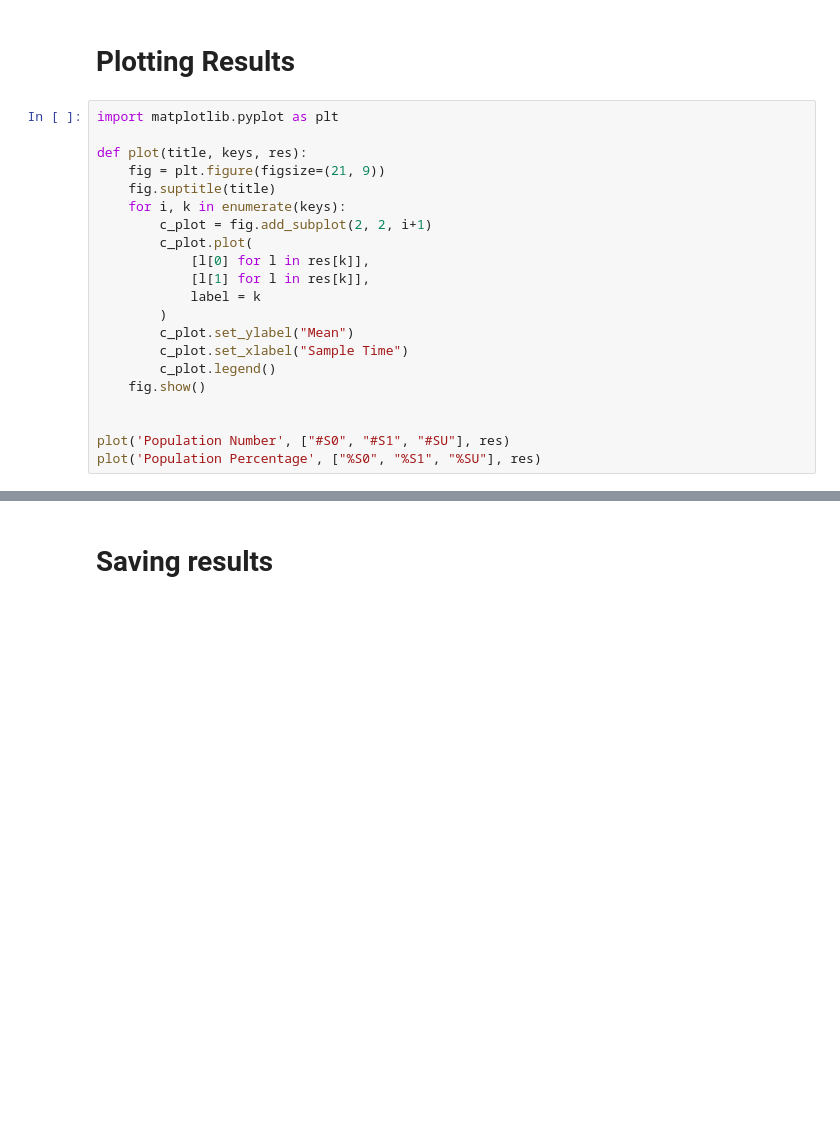
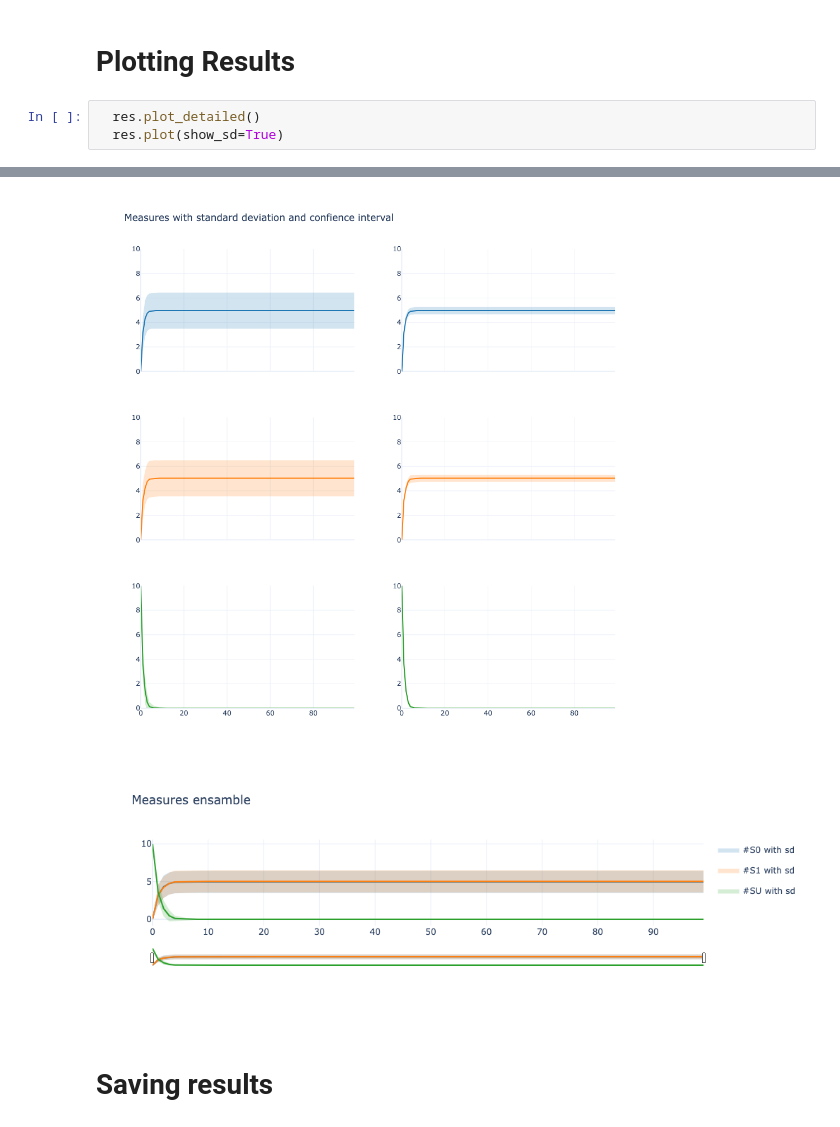
Before and after one commit to quasylab/sibilla, a Jupyter notebook: shell/src/dist/scripts/sibilla_docker/workspace/examples/split/split.ipynb, the cells around one changed output, grey strips where cells are left out. Drawn from its saved outputs; the diff is of its cells as text; blank space fills up the shorter version.

```diff
--- a/shell/src/dist/scripts/sibilla_docker/workspace/examples/split/split.ipynb
+++ b/shell/src/dist/scripts/sibilla_docker/workspace/examples/split/split.ipynb
@@ -21,23 +35,6 @@ res = sibilla_runtime.simulate("")
 # %% [markdown]
 # Plotting Results
 # %%
-import matplotlib.pyplot as plt
-
-def plot(title, keys, res):
-    fig = plt.figure(figsize=(21, 9))
-    fig.suptitle(title)
-    for i, k in enumerate(keys):
-        c_plot = fig.add_subplot(2, 2, i+1)
-        c_plot.plot(
-            [l[0] for l in res[k]],
-            [l[1] for l in res[k]],
-            label = k
-        )
-        c_plot.set_ylabel("Mean")
-        c_plot.set_xlabel("Sample Time")
-        c_plot.legend()
-    fig.show()
-
-
-plot('Population Number', ["#S0", "#S1", "#SU"], res)
-plot('Population Percentage', ["%S0", "%S1", "%SU"], res)
+  res.plot_detailed()
+  res.plot(show_sd=True)
+# %% [output]
@@ -44,3 +42,5 @@ plot('Population Percentage', ["%S0", "%S1", "%SU"], res)
+[figure, added]
+[figure, added]
 # %% [markdown]
 # Saving results
 # %%
```
Also changed, not shown: parts of 4 cells of this notebook, 4 other files.
